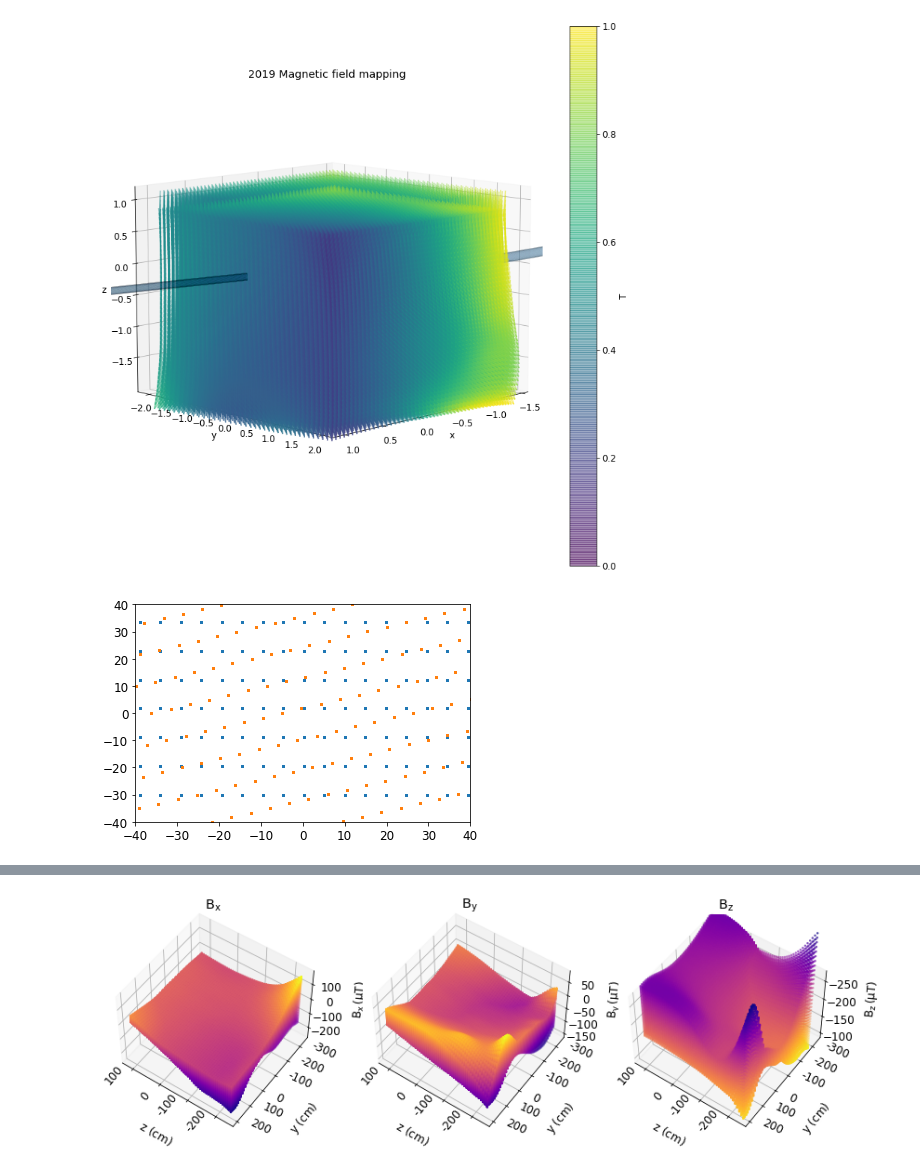
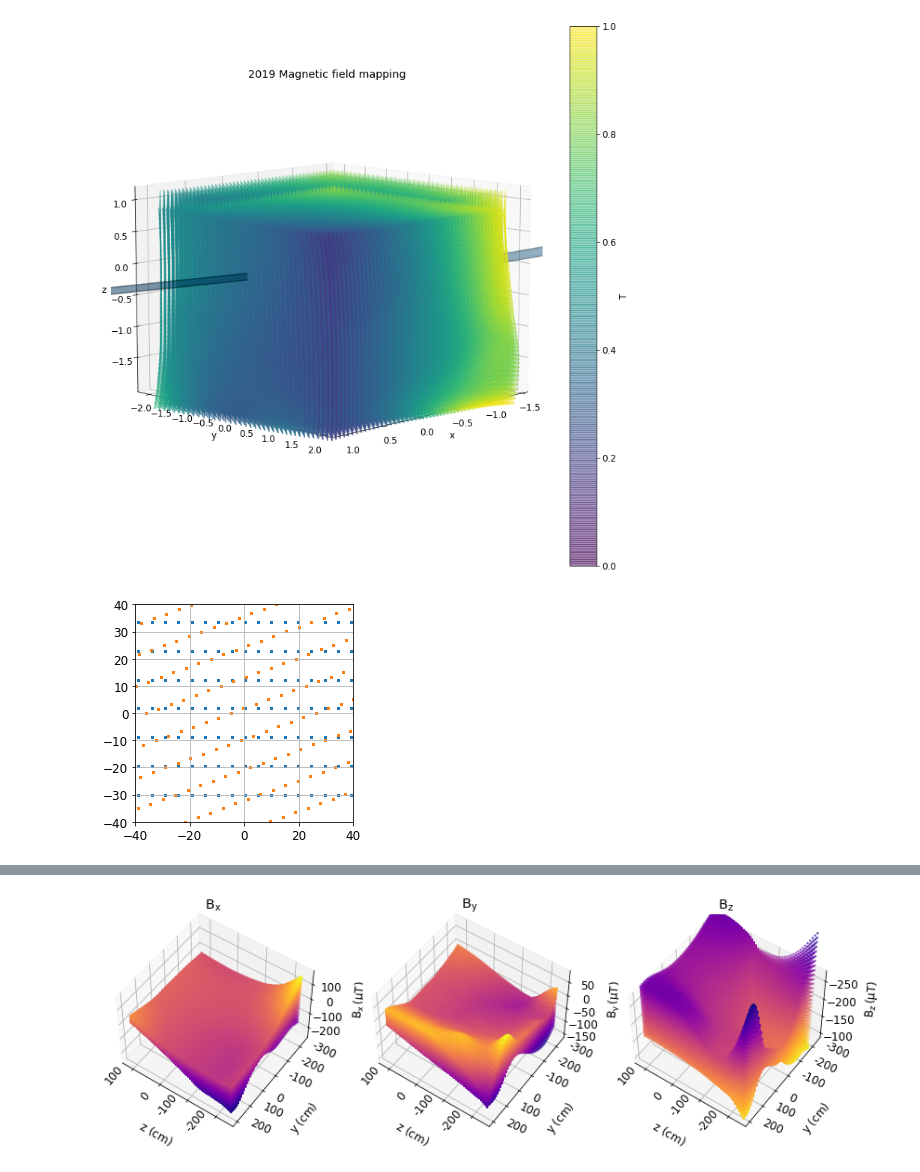
Before and after one commit to eklem1/MesonMagMapping, a Jupyter notebook: MagneticMappingPrevWork/MagMapping-export_TH/MagFieldTesting.ipynb, the cells around one changed output, grey strips where cells are left out. Saved outputs shown, nothing was run; the diff lists cells and outputs as text; code cells hidden in the pictures.

```diff
--- a/MagneticMappingPrevWork/MagMapping-export_TH/MagFieldTesting.ipynb
+++ b/MagneticMappingPrevWork/MagMapping-export_TH/MagFieldTesting.ipynb
@@ -158,31 +177,33 @@ plt.show()
 # %%
 def rotate(p, origin=(0, 0), degrees=0):
     #https://stackoverflow.com/questions/34372480/rotate-point-about-another-point-in-degrees-python
     angle = np.deg2rad(degrees)
     R = np.array([[np.cos(angle), -np.sin(angle)],
                   [np.sin(angle),  np.cos(angle)]])
     o = np.atleast_2d(origin)
     p = np.atleast_2d(p)
     return np.squeeze((R @ (p.T-o.T) + o.T).T)
 
-
 x = df_BField_data['x']
 y = df_BField_data['y']
+
+z = df_BField_data['z']
 
 plt.scatter(x, y, s=2)
 plt.xlim(-40, 40)
 plt.ylim(-40, 40)
+plt.gca().set_aspect("equal")
 
 rotatedArr = rotate(np.array([x, y]).T, degrees=20).T
-
+# print(len(rotatedArr))
 x_r = rotatedArr[0]
 y_r = rotatedArr[1]
 
 plt.scatter(x_r, y_r, s=2)
-
+plt.grid()
 plt.show()
 # %% [output]
-[figure, old version]
+[figure, new version]
 # %%
 ###### plt.rcParams['font.size'] = '22'
 fig = plt.figure(figsize=(10, 10))
```
Also changed, not shown: parts of 4 cells of this notebook, 3 other files.
